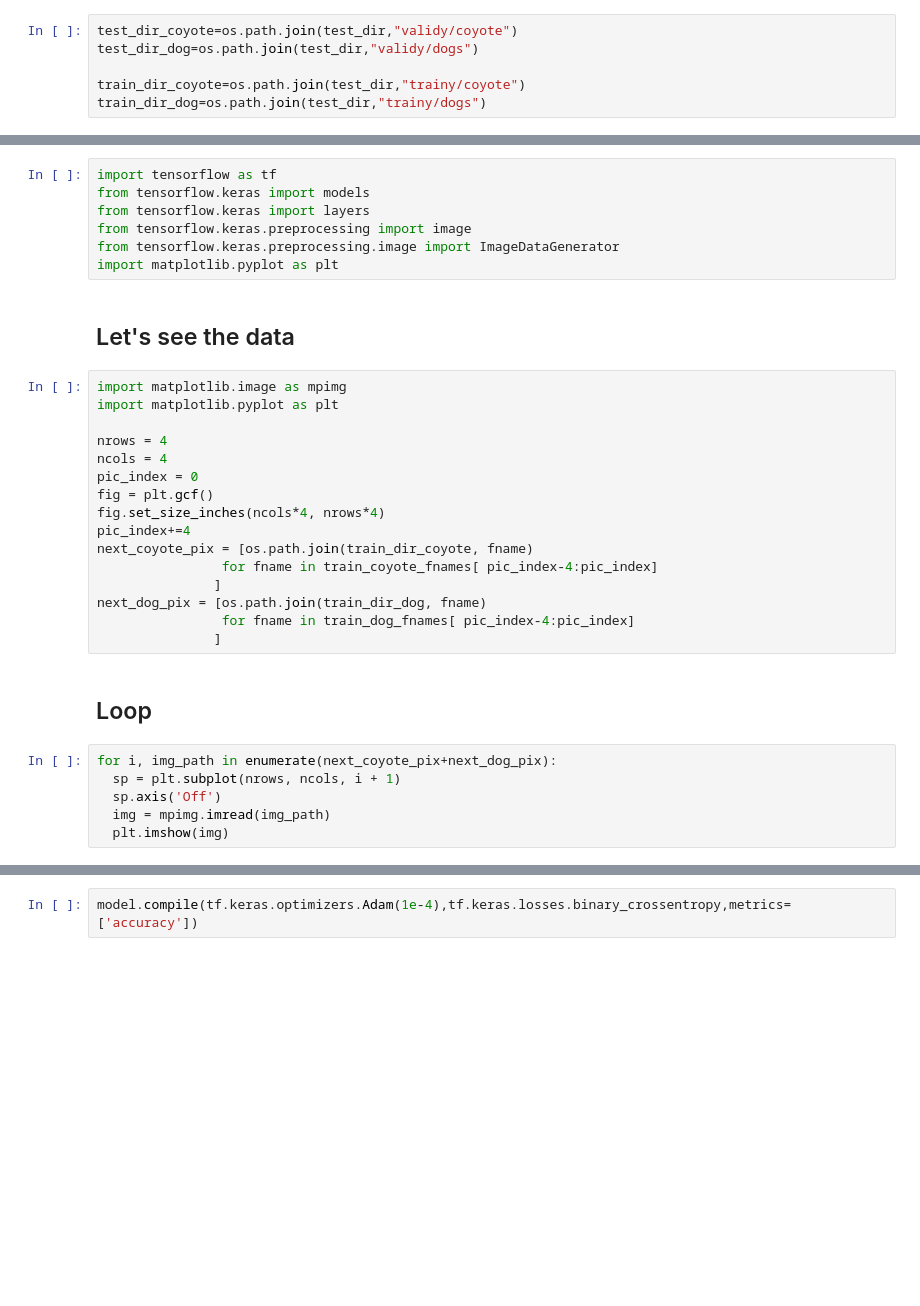
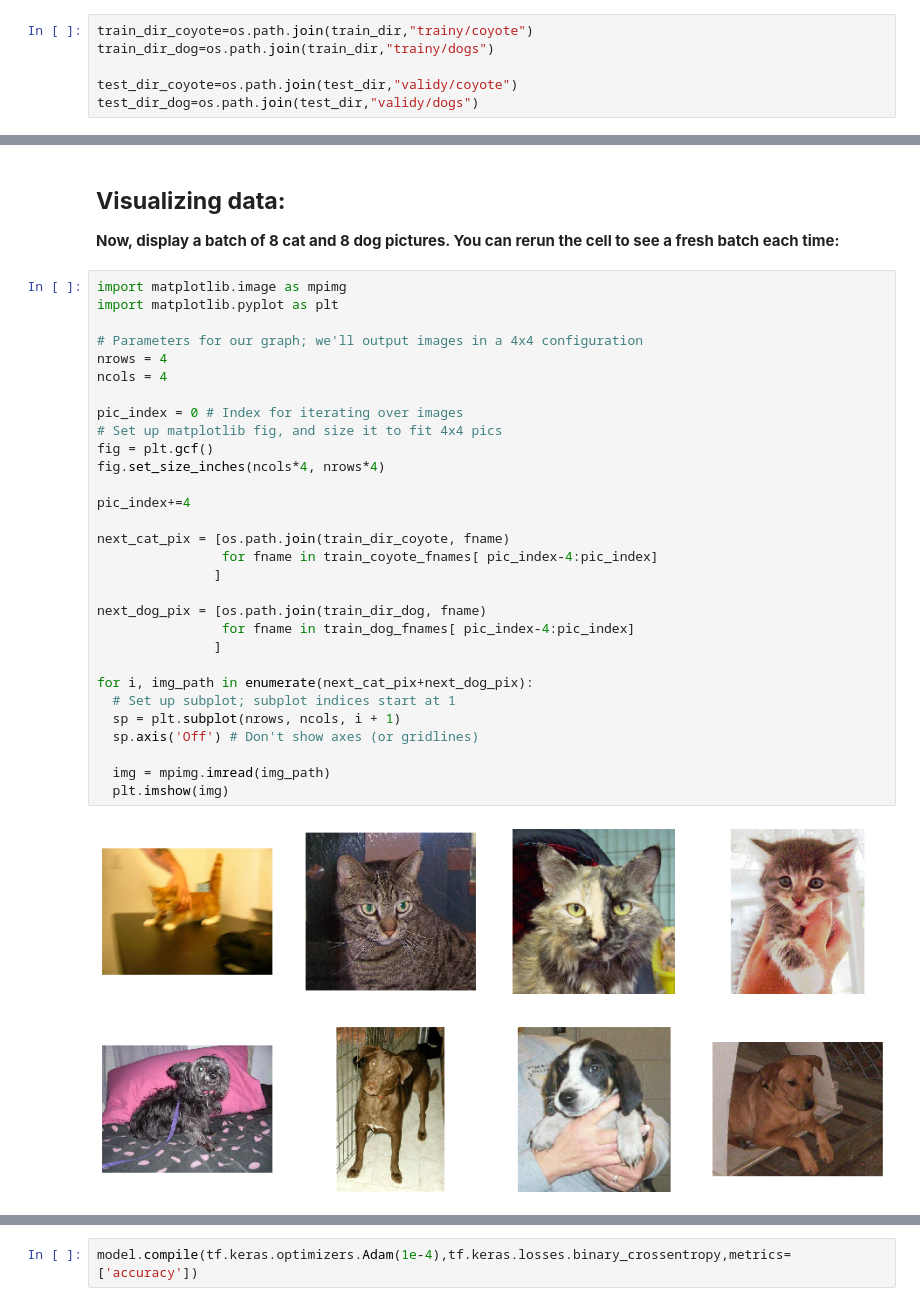
Before and after one commit to kevinles117/ad470-kgt, a Jupyter notebook: COYOTE/KGTCoyote.ipynb, the cells around one changed output, grey strips where cells are left out. Drawn from its saved outputs; the diff is of its cells as text; blank space fills up the shorter version.

Commit message:
Adding Big Model and Predictions

```diff
--- a/COYOTE/KGTCoyote.ipynb
+++ b/COYOTE/KGTCoyote.ipynb
@@ -18,9 +39,9 @@ train_dir="./COYODOG"
 # %%
+train_dir_coyote=os.path.join(train_dir,"trainy/coyote")
+train_dir_dog=os.path.join(train_dir,"trainy/dogs")
+
 test_dir_coyote=os.path.join(test_dir,"validy/coyote")
 test_dir_dog=os.path.join(test_dir,"validy/dogs")
-
-train_dir_coyote=os.path.join(test_dir,"trainy/coyote")
-train_dir_dog=os.path.join(test_dir,"trainy/dogs")
 # %%
 train_coyote_fnames = os.listdir( train_dir_coyote )
 train_dog_fnames = os.listdir( train_dir_dog )
@@ -40,34 +70,36 @@ print("Test Data Dog: ",len(os.listdir(test_dir_coyote)))
-# %%
-import tensorflow as tf
-from tensorflow.keras import models
-from tensorflow.keras import layers
-from tensorflow.keras.preprocessing import image
-from tensorflow.keras.preprocessing.image import ImageDataGenerator
-import matplotlib.pyplot as plt
-# %% [markdown]
-## Let's see the data
+# %% [markdown]
+## **Visualizing data:**
+**Now, display a batch of 8 cat and 8 dog pictures. You can rerun the cell to see a fresh batch each time:**
 # %%
 import matplotlib.image as mpimg
 import matplotlib.pyplot as plt
 
+# Parameters for our graph; we'll output images in a 4x4 configuration
 nrows = 4
 ncols = 4
-pic_index = 0
+
+pic_index = 0 # Index for iterating over images
+# Set up matplotlib fig, and size it to fit 4x4 pics
 fig = plt.gcf()
 fig.set_size_inches(ncols*4, nrows*4)
+
 pic_index+=4
-next_coyote_pix = [os.path.join(train_dir_coyote, fname)
+
+next_cat_pix = [os.path.join(train_dir_coyote, fname)
                 for fname in train_coyote_fnames[ pic_index-4:pic_index]
                ]
+
 next_dog_pix = [os.path.join(train_dir_dog, fname)
                 for fname in train_dog_fnames[ pic_index-4:pic_index]
                ]
+
+for i, img_path in enumerate(next_cat_pix+next_dog_pix):
+  # Set up subplot; subplot indices start at 1
+  sp = plt.subplot(nrows, ncols, i + 1)
+  sp.axis('Off') # Don't show axes (or gridlines)
+
+  img = mpimg.imread(img_path)
+  plt.imshow(img)
+# %% [output]
+[figure, added]
-# %% [markdown]
-## Loop
-# %%
-for i, img_path in enumerate(next_coyote_pix+next_dog_pix):
-  sp = plt.subplot(nrows, ncols, i + 1)
-  sp.axis('Off')
-  img = mpimg.imread(img_path)
-  plt.imshow(img)
 # %% [markdown]
```
Also changed, not shown: parts of 64 cells of this notebook.
